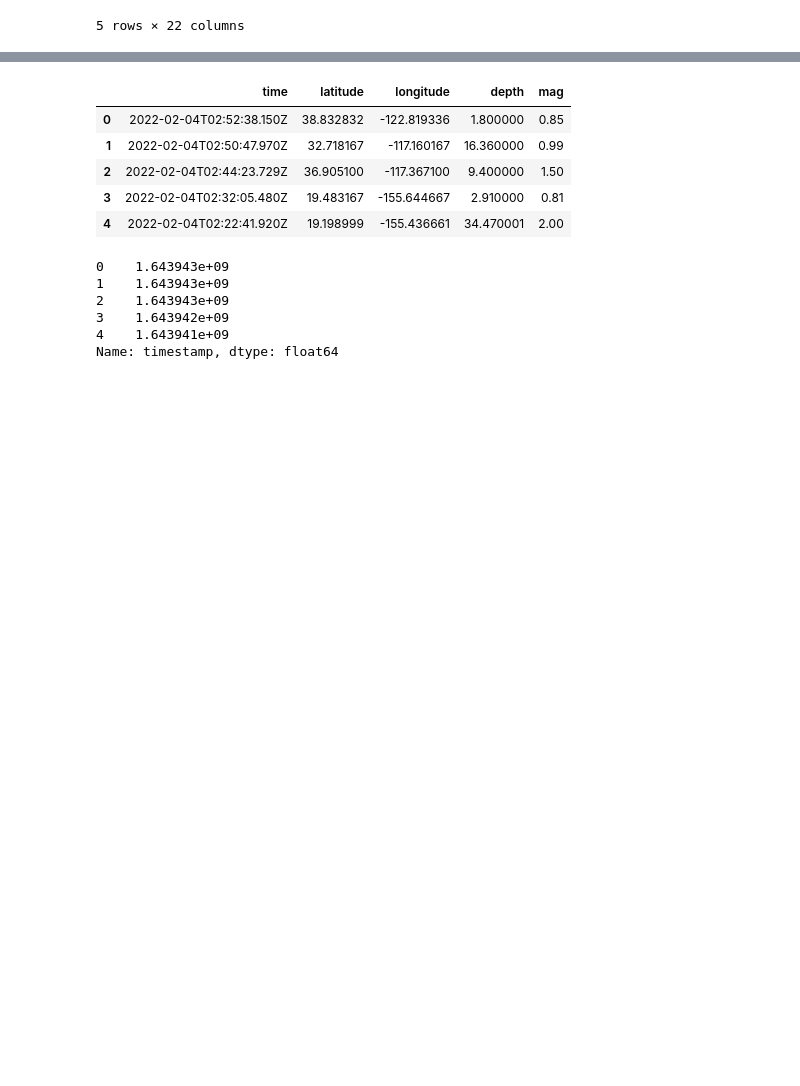
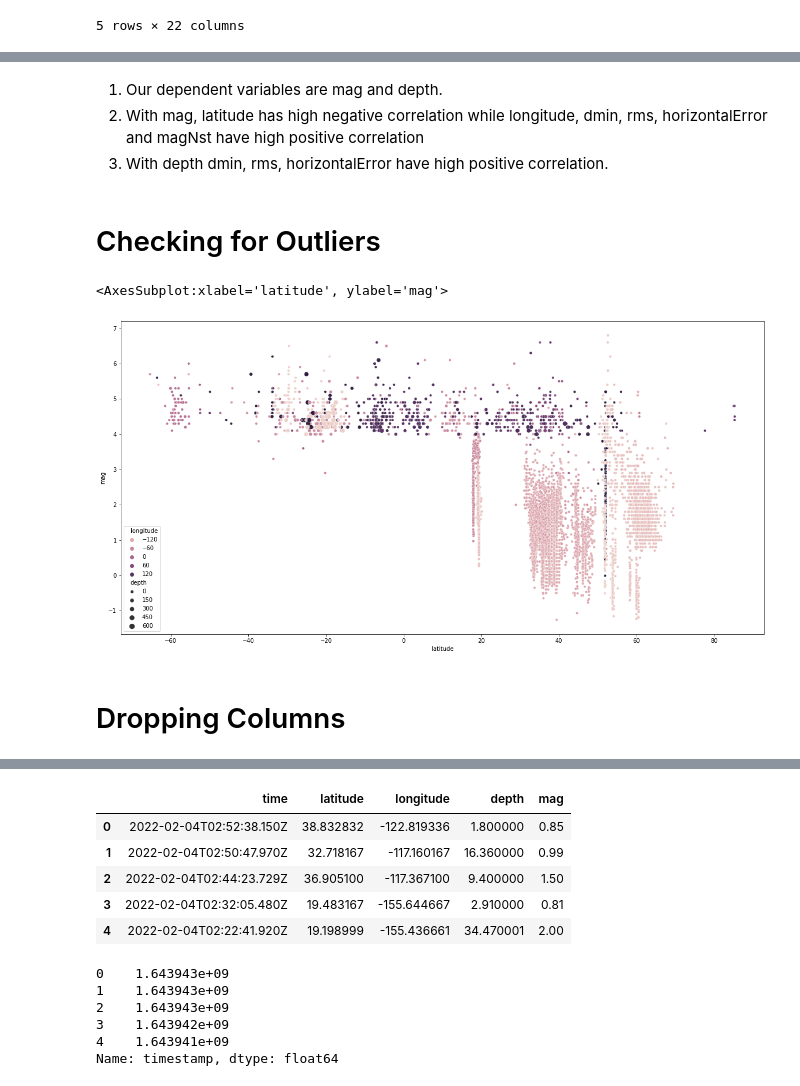
Before and after one commit to yvsharma02/UPES-2022-Hackathon, a Jupyter notebook: hackathon-6-0.ipynb, the cells around one changed output, grey strips where cells are left out. Cells and saved outputs as stored; diff of their text form; code cells hidden in the pictures; blank space fills up the shorter version.

```diff
--- a/hackathon-6-0.ipynb
+++ b/hackathon-6-0.ipynb
@@ -23,0 +206,14 @@ data.head()
+# %% [markdown]
+1. Our dependent variables are mag and depth.
+2. With mag, latitude has high negative correlation while longitude, dmin, rms, horizontalError and magNst have high positive correlation
+3. With depth dmin, rms, horizontalError have high positive correlation.
+# %% [markdown]
+# Checking for Outliers
+# %%
+plt.figure(figsize=(20,10))
+sns.scatterplot(data=data, x="latitude", y="mag", hue = 'longitude', size = 'depth')
+# %% [output]
+<AxesSubplot:xlabel='latitude', ylabel='mag'>
+[figure, added]
+# %% [markdown]
+# Dropping Columns
```
Also changed, not shown: parts of 29 cells of this notebook.
